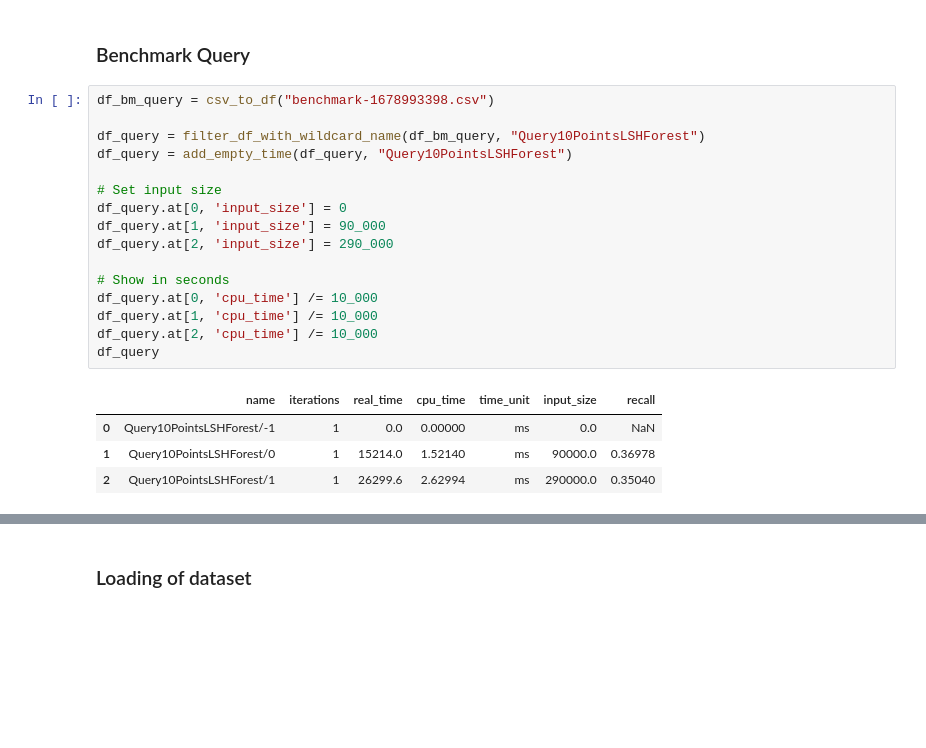
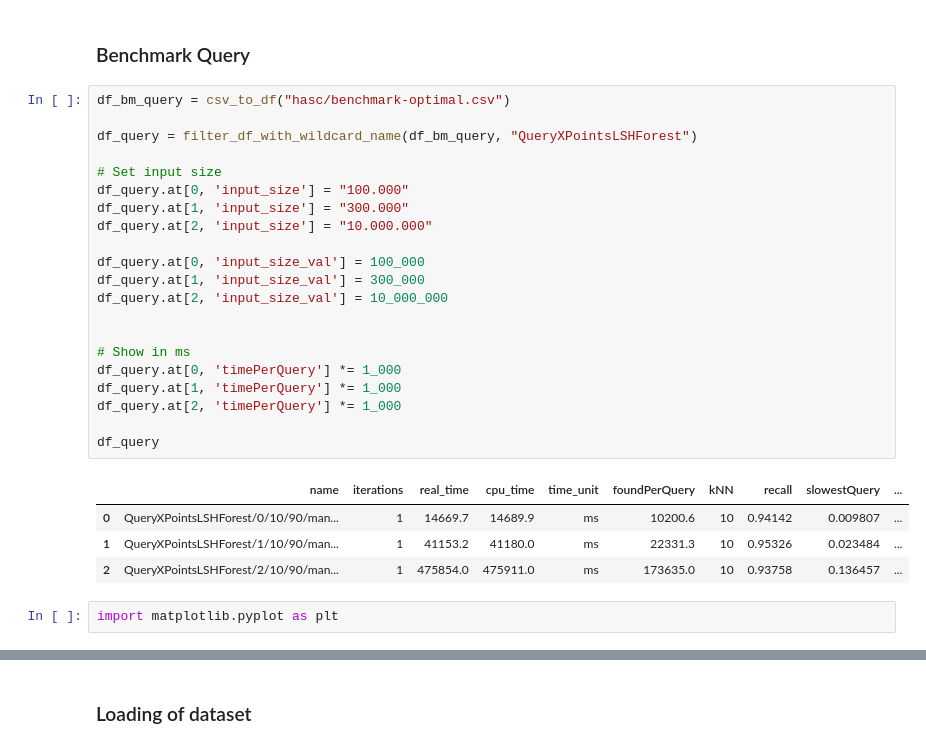
Before and after one commit to flopper123/swann, a Jupyter notebook: notebooks/notebooks/BenchmarkAnalysis.ipynb, the cells around one changed output, grey strips where cells are left out. Drawn from its saved outputs; the diff is of its cells as text; blank space fills up the shorter version.

```diff
--- a/notebooks/notebooks/BenchmarkAnalysis.ipynb
+++ b/notebooks/notebooks/BenchmarkAnalysis.ipynb
@@ -69,23 +72,30 @@ df_bm_loadparse
 # %% [markdown]
 ### Benchmark Query
 # %%
-df_bm_query = csv_to_df("benchmark-1678993398.csv")
+df_bm_query = csv_to_df("hasc/benchmark-optimal.csv")
 
-df_query = filter_df_with_wildcard_name(df_bm_query, "Query10PointsLSHForest")
-df_query = add_empty_time(df_query, "Query10PointsLSHForest")
+df_query = filter_df_with_wildcard_name(df_bm_query, "QueryXPointsLSHForest")
 
 # Set input size
-df_query.at[0, 'input_size'] = 0
-df_query.at[1, 'input_size'] = 90_000
-df_query.at[2, 'input_size'] = 290_000
+df_query.at[0, 'input_size'] = "100.000"
+df_query.at[1, 'input_size'] = "300.000"
+df_query.at[2, 'input_size'] = "10.000.000"
 
-# Show in seconds
-df_query.at[0, 'cpu_time'] /= 10_000
-df_query.at[1, 'cpu_time'] /= 10_000
-df_query.at[2, 'cpu_time'] /= 10_000
+df_query.at[0, 'input_size_val'] = 100_000
+df_query.at[1, 'input_size_val'] = 300_000
+df_query.at[2, 'input_size_val'] = 10_000_000
+
+
+# Show in ms
+df_query.at[0, 'timePerQuery'] *= 1_000
+df_query.at[1, 'timePerQuery'] *= 1_000
+df_query.at[2, 'timePerQuery'] *= 1_000
+
 df_query
 # %% [output]
-|  | name | iterations | real_time | cpu_time | time_unit | input_size | recall |
-| 0 | Query10PointsLSHForest/-1 | 1 | 0.0 | 0.00000 | ms | 0.0 | NaN |
-| 1 | Query10PointsLSHForest/0 | 1 | 15214.0 | 1.52140 | ms | 90000.0 | 0.36978 |
-| 2 | Query10PointsLSHForest/1 | 1 | 26299.6 | 2.62994 | ms | 290000.0 | 0.35040 |
+|  | name | iterations | real_time | cpu_time | time_unit | foundPerQuery | kNN | recall | slowestQuery | ... |
+| 0 | QueryXPointsLSHForest/0/10/90/man... | 1 | 14669.7 | 14689.9 | ms | 10200.6 | 10 | 0.94142 | 0.009807 | ... |
+| 1 | QueryXPointsLSHForest/1/10/90/man... | 1 | 41153.2 | 41180.0 | ms | 22331.3 | 10 | 0.95326 | 0.023484 | ... |
+| 2 | QueryXPointsLSHForest/2/10/90/man... | 1 | 475854.0 | 475911.0 | ms | 173635.0 | 10 | 0.93758 | 0.136457 | ... |
+# %%
+import matplotlib.pyplot as plt
```
Also changed, not shown: parts of 6 cells of this notebook, 20 other files.
